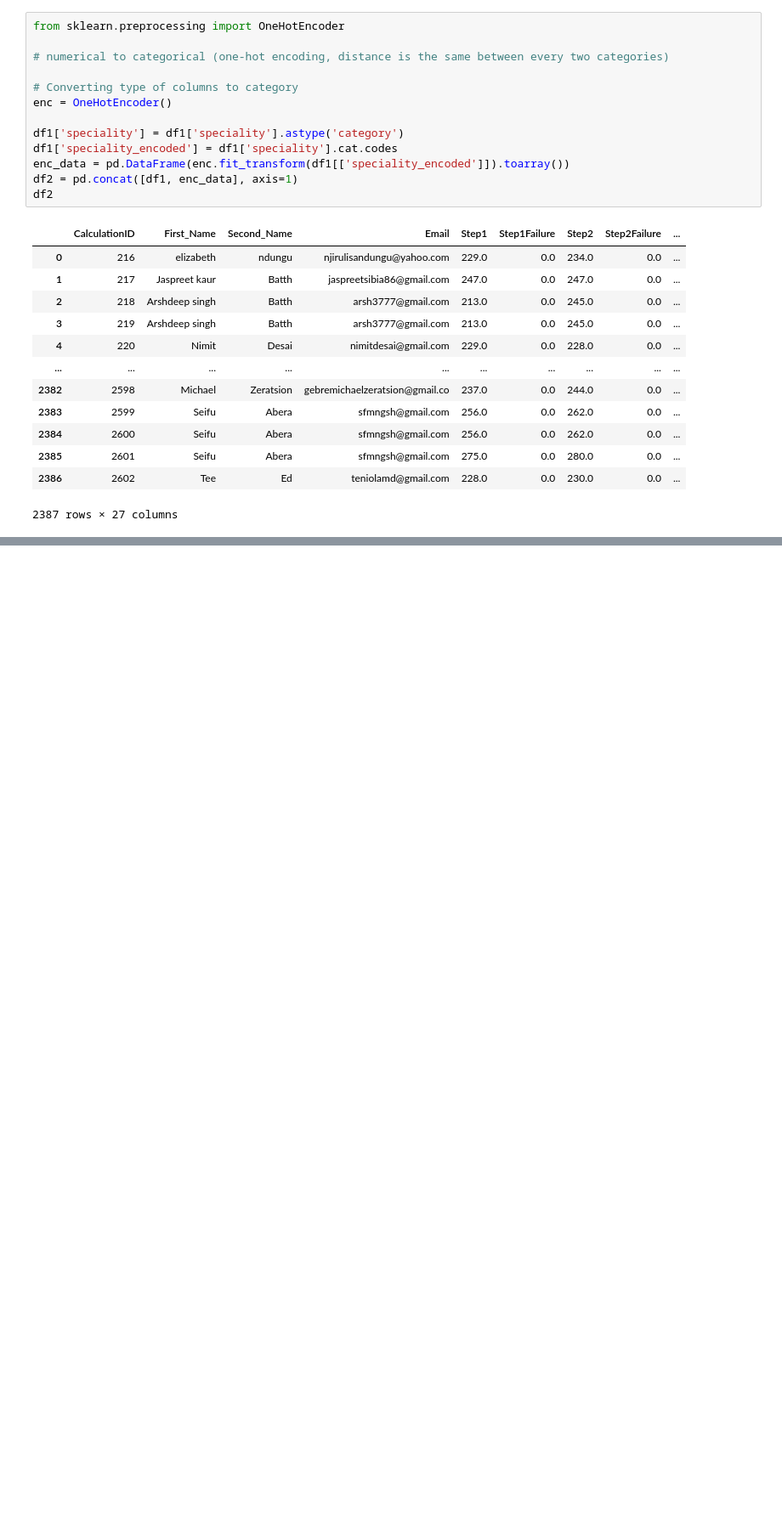
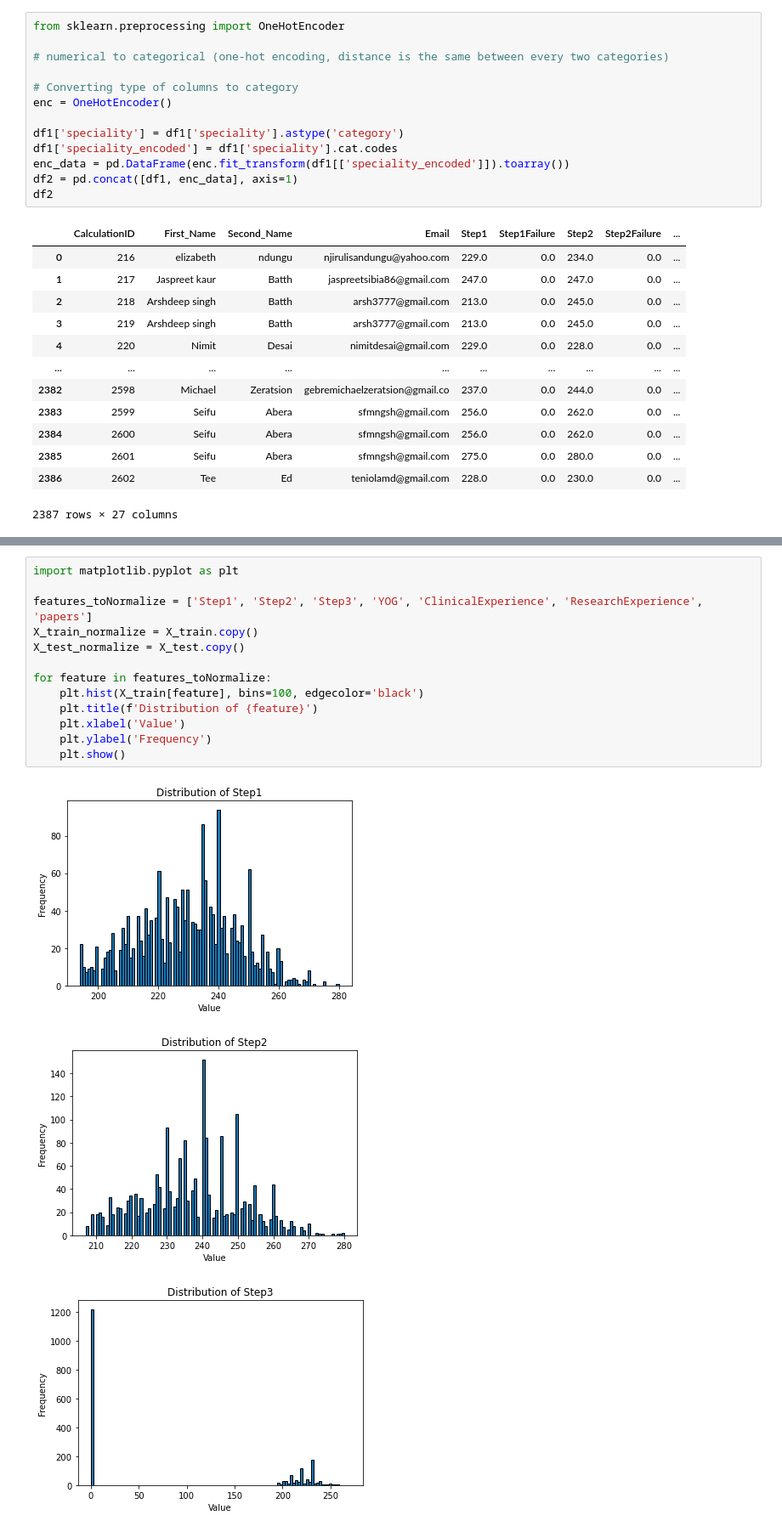
Before and after one commit to Huang-Raoyi/usmle-web-calculator-demo, a Jupyter notebook: data-model/logisticRegression.ipynb, the cells around one changed output, grey strips where cells are left out. Shown at 85% size. Cells and saved outputs as stored; diff of their text form; blank space fills up the shorter version.

```diff
--- a/data-model/logisticRegression.ipynb
+++ b/data-model/logisticRegression.ipynb
@@ -160,0 +174,17 @@ ValueError: Unknown label type: 'continuous'
+# %%
+import matplotlib.pyplot as plt
+
+features_toNormalize = ['Step1', 'Step2', 'Step3', 'YOG', 'ClinicalExperience', 'ResearchExperience', 'papers']
+X_train_normalize = X_train.copy()
+X_test_normalize = X_test.copy()
+
+for feature in features_toNormalize:
+    plt.hist(X_train[feature], bins=100, edgecolor='black')
+    plt.title(f'Distribution of {feature}')
+    plt.xlabel('Value')
+    plt.ylabel('Frequency')
+    plt.show()
+# %% [output]
+[figure, added]
+[figure, added]
+[figure, added]
```
Also changed, not shown: parts of 33 cells of this notebook.
